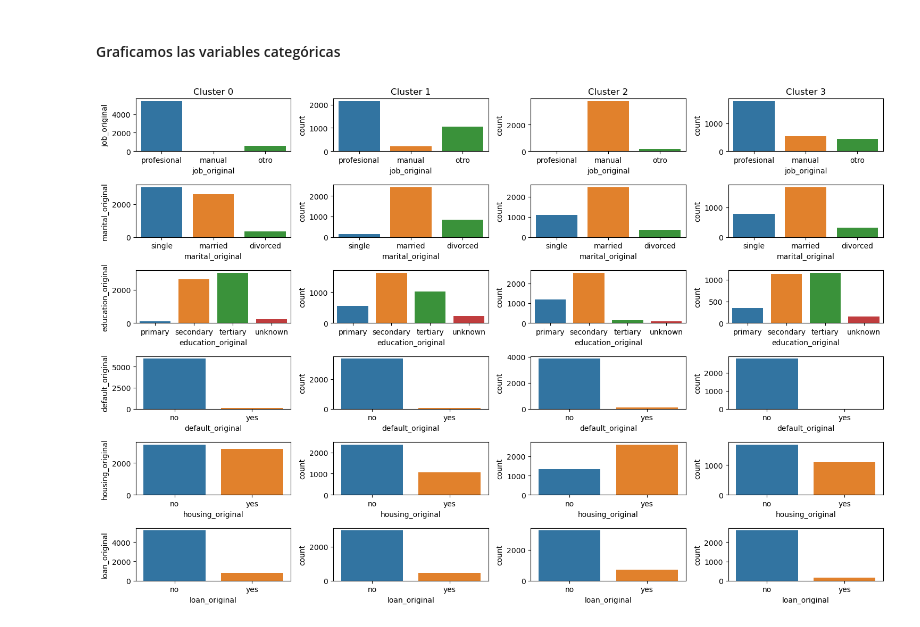
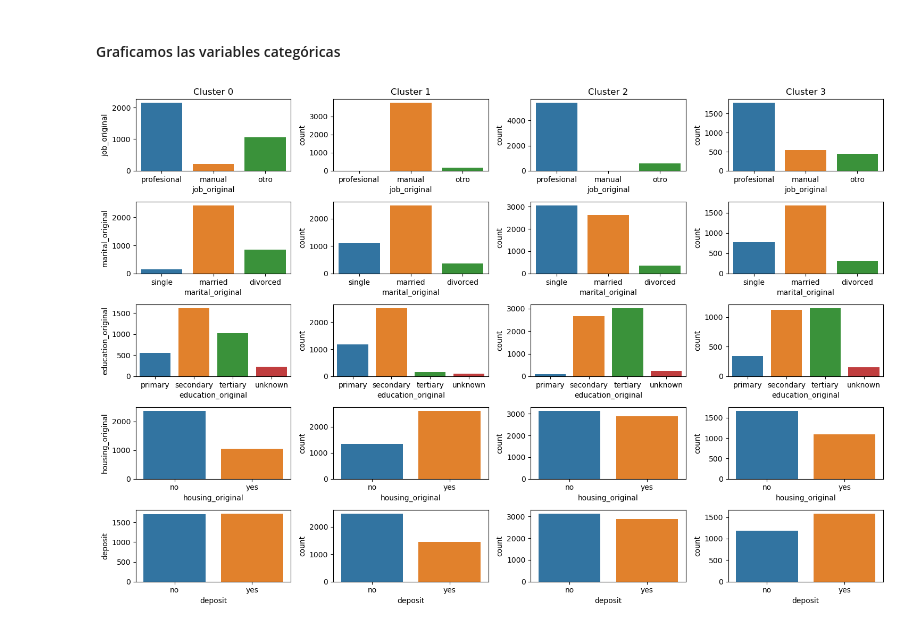
Before and after one commit to MarinaTorba/PersonalDataProrjects, a Jupyter notebook: Equip_A/results/Perfil_Cliente/KMeans_clustering_LabelEncoder_IQR.ipynb, the cells around one changed output. Saved outputs shown, nothing was run; the diff lists cells and outputs as text; code cells hidden in the pictures.

```diff
--- a/Equip_A/results/Perfil_Cliente/KMeans_clustering_LabelEncoder_IQR.ipynb
+++ b/Equip_A/results/Perfil_Cliente/KMeans_clustering_LabelEncoder_IQR.ipynb
@@ -46,7 +46,7 @@ Name: count, dtype: int64
 # %% [markdown]
 #### Preprocesamiento variables categóricas
 # %%
-categorical_features = ["job", "marital", "education", "default", "housing", "loan"]
+categorical_features = ["job", "marital", "education", "housing"]
 
 label_encoders = {}
 
@@ -201,7 +211,11 @@ plt.show()
 # %% [markdown]
 #### Ejecutamos el algoritmo de K-Means con 4 clusters
 # %%
-kmeans = KMeans(n_clusters=4, random_state=42)
+kmeans = KMeans(n_clusters = 4,
+                init="k-means++",
+                max_iter = 100,
+                n_init = 10,
+                random_state = 42)
 
 df_kmeans['cluster'] = kmeans.fit_predict(df_kmeans)
 # %%
@@ -212,5 +242,10 @@ Silhouette Score: 0.3497323052540778
 # %%
-# Para poder unificar las tablas, cambiamos el título de las columnas age y balance
+# Recodificamos las variables categóricas
+for feature in categorical_features:
+    df_kmeans[feature + "_original"] = label_encoders[feature].inverse_transform(df_kmeans[feature + "_encoded"])
+    df_kmeans = df_kmeans.drop(columns= feature + "_encoded")
+
+# Para poder unificar con la tabla original, cambiamos el título de las columnas age y balance
 df_kmeans = df_kmeans.rename(columns={"age": "age_kmeans", "balance": "balance_kmeans"})
 
 # Y luego realizamos un join a través del índice
@@ -235,33 +312,32 @@ df_results
 # %% [markdown]
 #### Graficamos las variables categóricas
 # %%
-categorical_features = ["job","marital","education", "default", "housing", "loan"]
+categorical_features = ["job_original","marital_original","education_original", "housing_original", "deposit"]
 
 clusters = sorted(df_results['cluster'].unique())
 
 fig, axes = plt.subplots(nrows=len(categorical_features), ncols=len(clusters), figsize=(15, 10), sharey=False)
 
 category_orders = {
-    'job': ['profesional', 'manual', 'otro'],
-    'marital': ['single', 'married', 'divorced'],
-    'education': ['primary', 'secondary', 'tertiary', 'unknown'],
-    'default': ['no', 'yes'],
-    'housing': ['no', 'yes'],
-    'loan': ['no', 'yes']
+    "job_original": ["profesional", "manual", "otro"],
+    "marital_original": ["single", "married", "divorced"],
+    "education_original": ['primary', 'secondary', 'tertiary', 'unknown'],
+    'housing_original': ['no', 'yes'],
+    'deposit': ["no", "yes"]
 }
 
 for row, feature in enumerate(categorical_features):
     for col, cluster in enumerate(clusters):
-        cluster_data = df_kmeans[df_kmeans['cluster'] == cluster]
+        cluster_data = df_results[df_results['cluster'] == cluster]
 
         sns.countplot(data=cluster_data, x=feature, ax=axes[row, col], order=category_orders[feature])
 
         if row == 0:
             axes[row, col].set_title(f'Cluster {cluster}')
         if col == 0:
             axes[row, col].set_ylabel(feature)
 
 plt.tight_layout()
 plt.show()
 # %% [output]
-[figure, old version]
+[figure, new version]
```
Also changed, not shown: parts of 11 cells of this notebook.
